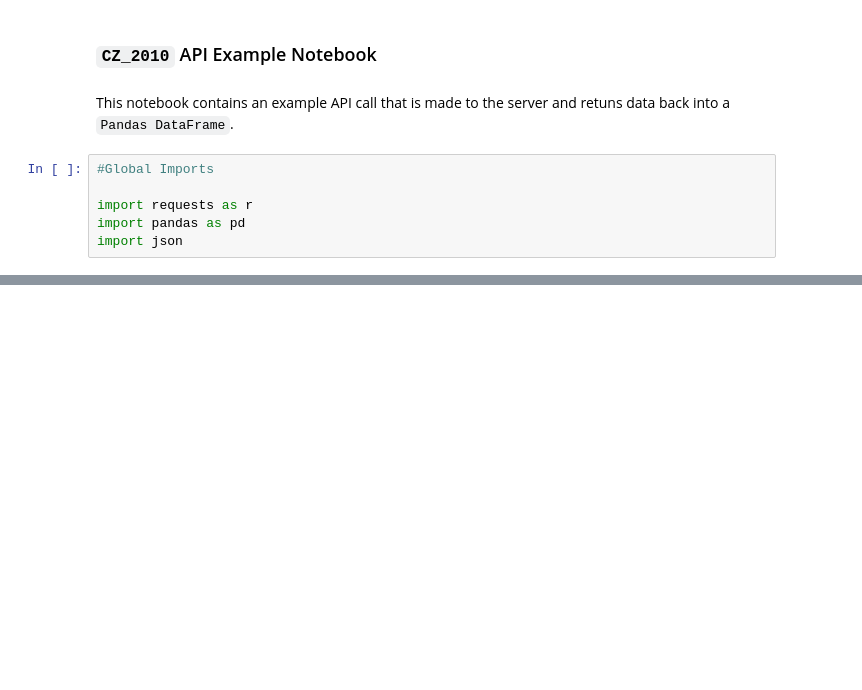
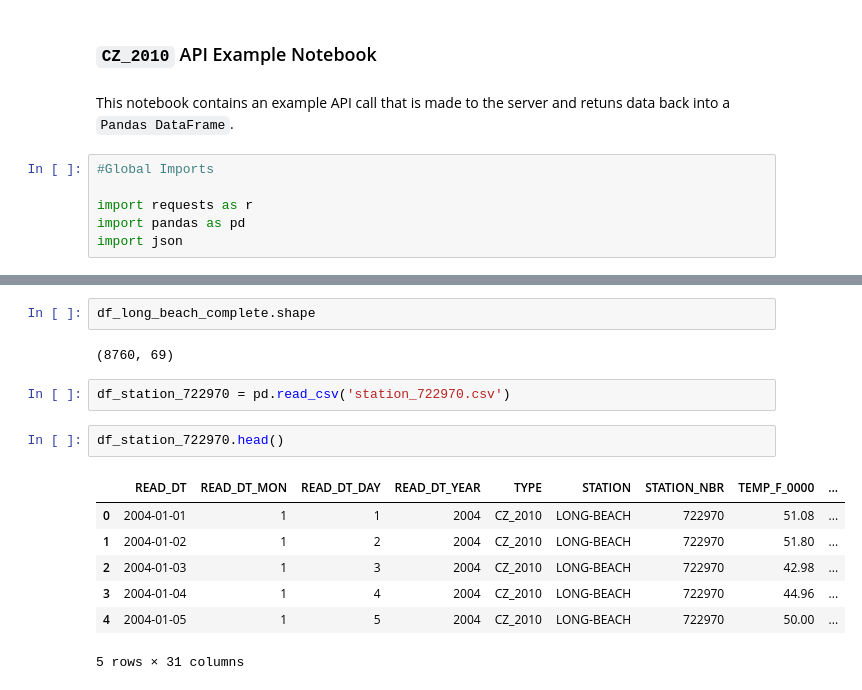
Before and after one commit to grantaguinaldo/cz_2010_api, a Jupyter notebook: cz_2010_api_example.ipynb, the cells around one changed output, grey strips where cells are left out. Saved outputs shown, nothing was run; the diff lists cells and outputs as text; blank space fills up the shorter version.

```diff
--- a/cz_2010_api_example.ipynb
+++ b/cz_2010_api_example.ipynb
@@ -11,2 +22,18 @@ import json
+# %%
+df_long_beach_complete.shape
+# %% [output]
+(8760, 69)
+# %%
+df_station_722970 = pd.read_csv('station_722970.csv')
+# %%
+df_station_722970.head()
+# %% [output]
+|  | READ_DT | READ_DT_MON | READ_DT_DAY | READ_DT_YEAR | TYPE | STATION | STATION_NBR | TEMP_F_0000 | ... |
+| 0 | 2004-01-01 | 1 | 1 | 2004 | CZ_2010 | LONG-BEACH | 722970 | 51.08 | ... |
+| 1 | 2004-01-02 | 1 | 2 | 2004 | CZ_2010 | LONG-BEACH | 722970 | 51.80 | ... |
+| 2 | 2004-01-03 | 1 | 3 | 2004 | CZ_2010 | LONG-BEACH | 722970 | 42.98 | ... |
+| 3 | 2004-01-04 | 1 | 4 | 2004 | CZ_2010 | LONG-BEACH | 722970 | 44.96 | ... |
+| 4 | 2004-01-05 | 1 | 5 | 2004 | CZ_2010 | LONG-BEACH | 722970 | 50.00 | ... |
+5 rows × 31 columns
 # %%
 #Make an API call using a pre-defined format.
```
Also changed, not shown: parts of 2 cells of this notebook, 2 other files.
